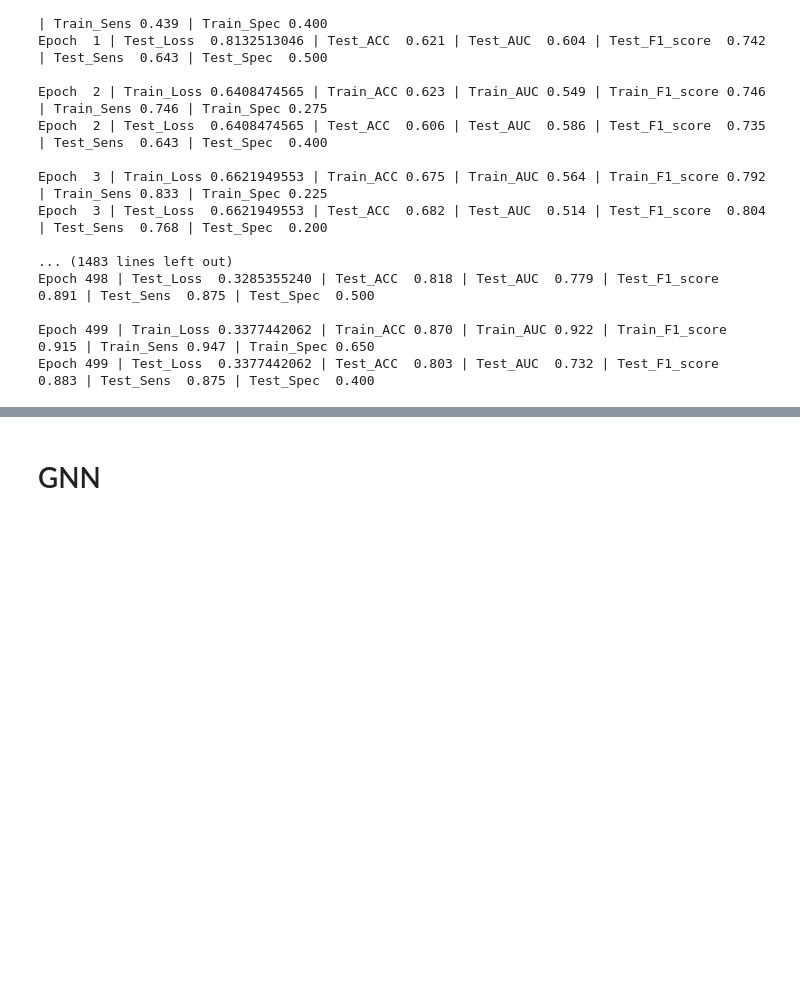
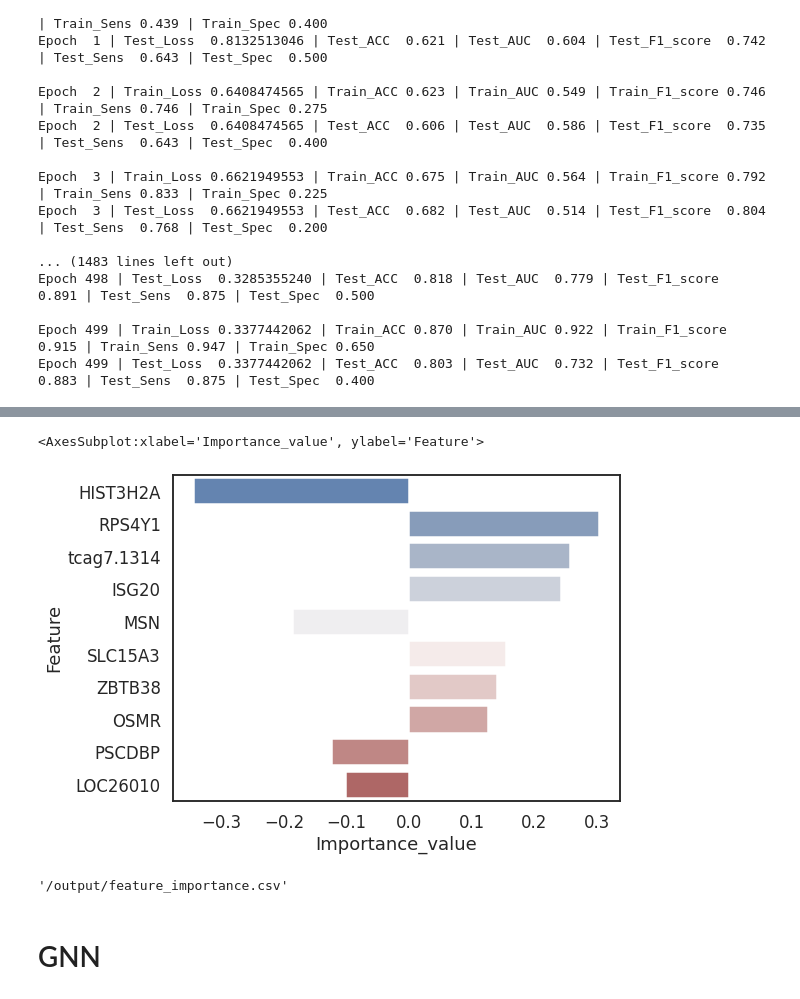
Before and after one commit to BioAI-kits/AttentionMOI, a Jupyter notebook: distribution.ipynb, the cells around one changed output, grey strips where cells are left out. Drawn from its saved outputs; the diff is of its cells as text; code cells hidden in the pictures; blank space fills up the shorter version.

Commit message:
add_explain

```diff
--- a/distribution.ipynb
+++ b/distribution.ipynb
@@ -876,0 +948,2 @@ Epoch 499 | Test_Loss  0.3377442062 | Test_ACC  0.803 | Test_AUC  0.732 | Test_F
+# %%
+omic_group = ['RNA'] * len(r) + ['Met'] * len(m) + ['CNV'] * len(c) + ['Clin'] * len(df_clin.columns.to_list())
@@ -876,0 +954,2 @@ Epoch 499 | Test_Loss  0.3377442062 | Test_ACC  0.803 | Test_AUC  0.732 | Test_F
+# %%
+df_out = explain(model, dataset_test, feature_names, omic_group)
@@ -877,3 +972,28 @@ Epoch 499 | Test_Loss  0.3377442062 | Test_ACC  0.803 | Test_AUC  0.732 | Test_F
+# %%
+import numpy as np
+import seaborn as sns
+import matplotlib.pyplot as plt
+# sns.set_theme(style="white", context="talk")
+
+fig, ax = plt.subplots(1, 1, figsize=(8,6))
+sns.barplot(x='Importance_value',
+            y='Feature',
+            palette="vlag",
+            data=df_out.head(10),
+            color=df_out["Feature"],
+            ax=ax
+           )
+# ax.axhline(0, color="Omic", clip_on=False)
+# ax2.set_ylabel("Diverging")
+# %% [output]
+<AxesSubplot:xlabel='Importance_value', ylabel='Feature'>
+[figure, added]
+# %%
+import os
+
+os.path.join('/output', 'feature_importance.csv')
+# %% [output]
+'/output/feature_importance.csv'
 # %% [markdown]
 # GNN
 # %%
```
Also changed, not shown: parts of 23 cells of this notebook, 6 other files.
